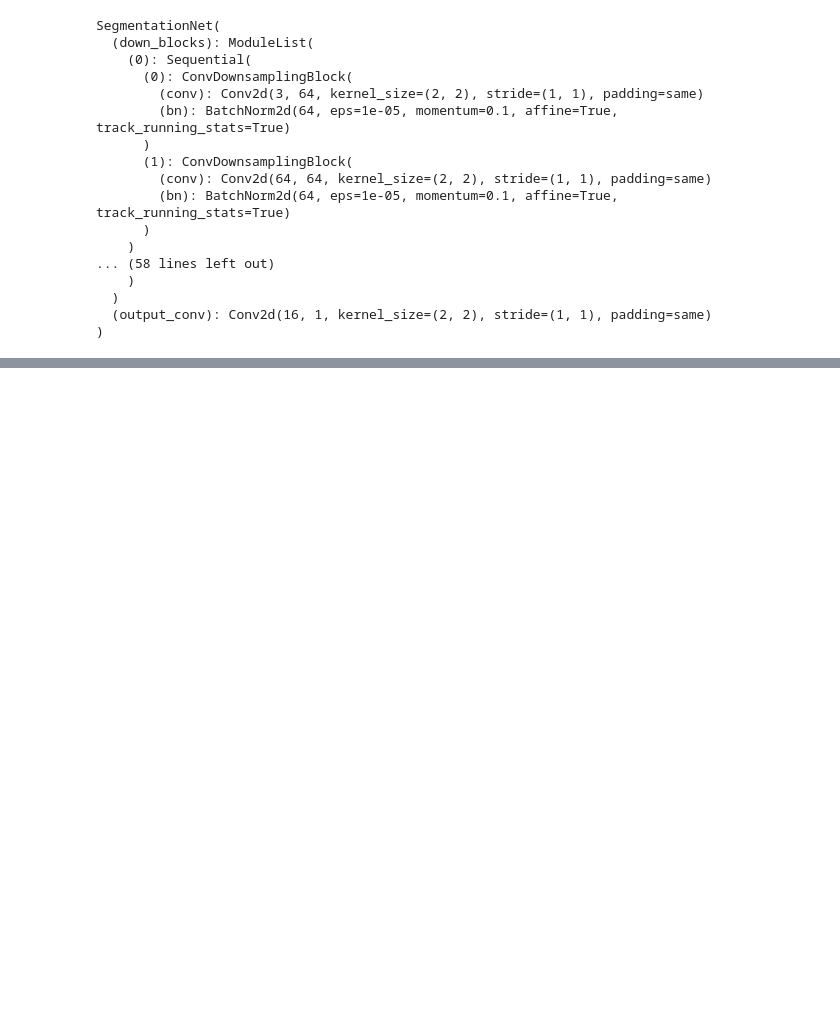
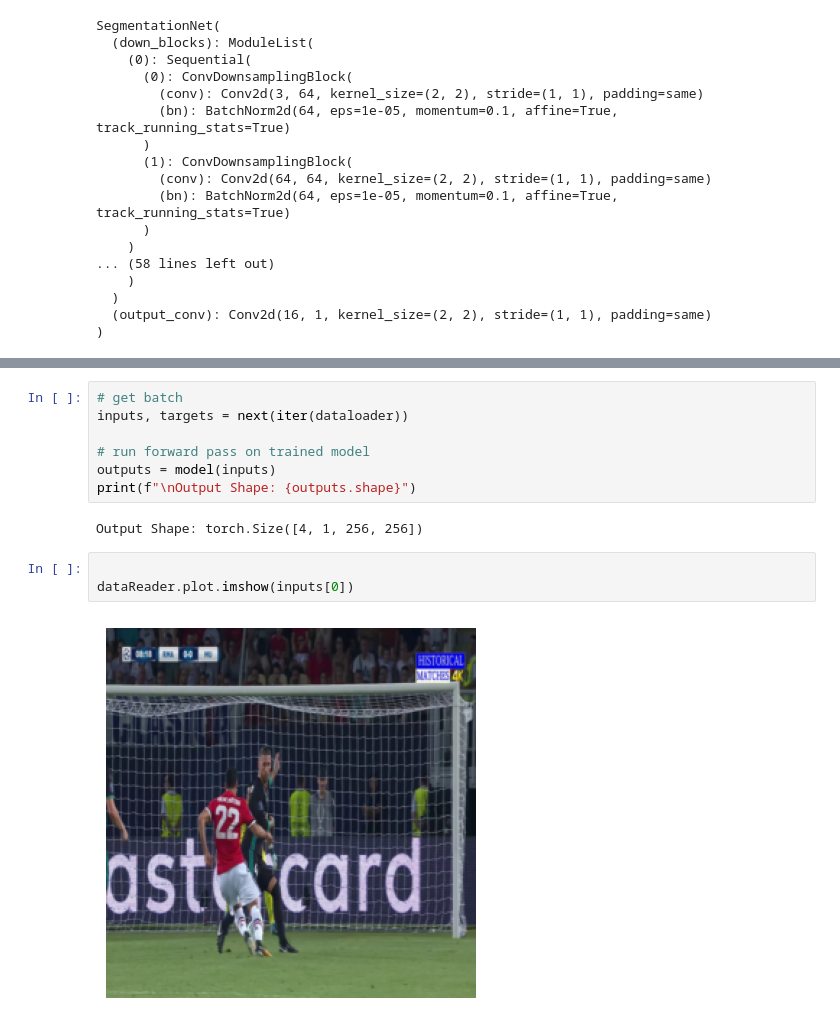
Before and after one commit to Holindauer/SoccerSegmentation, a Jupyter notebook: notebook.ipynb, the cells around one changed output, grey strips where cells are left out. Saved outputs shown, nothing was run; the diff lists cells and outputs as text; blank space fills up the shorter version.

```diff
--- a/notebook.ipynb
+++ b/notebook.ipynb
@@ -74,0 +94,14 @@ Output Shape: torch.Size([4, 1, 256, 256])
+# %%
+# get batch
+inputs, targets = next(iter(dataloader))
+
+# run forward pass on trained model
+outputs = model(inputs)
+print(f"\nOutput Shape: {outputs.shape}")
+# %% [output]
+Output Shape: torch.Size([4, 1, 256, 256])
+# %%
+
+dataReader.plot.imshow(inputs[0])
+# %% [output]
+[figure, added]
```
Also changed, not shown: parts of 5 cells of this notebook, 4 other files.
